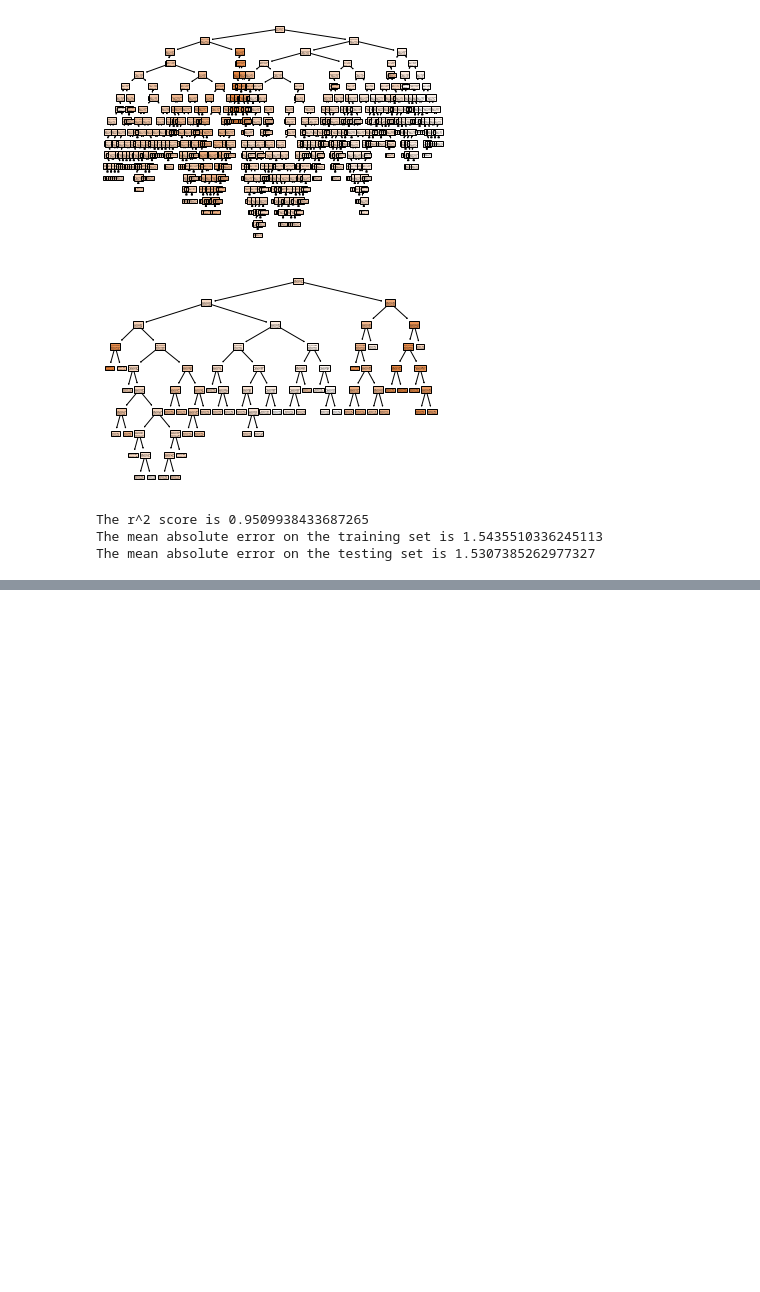
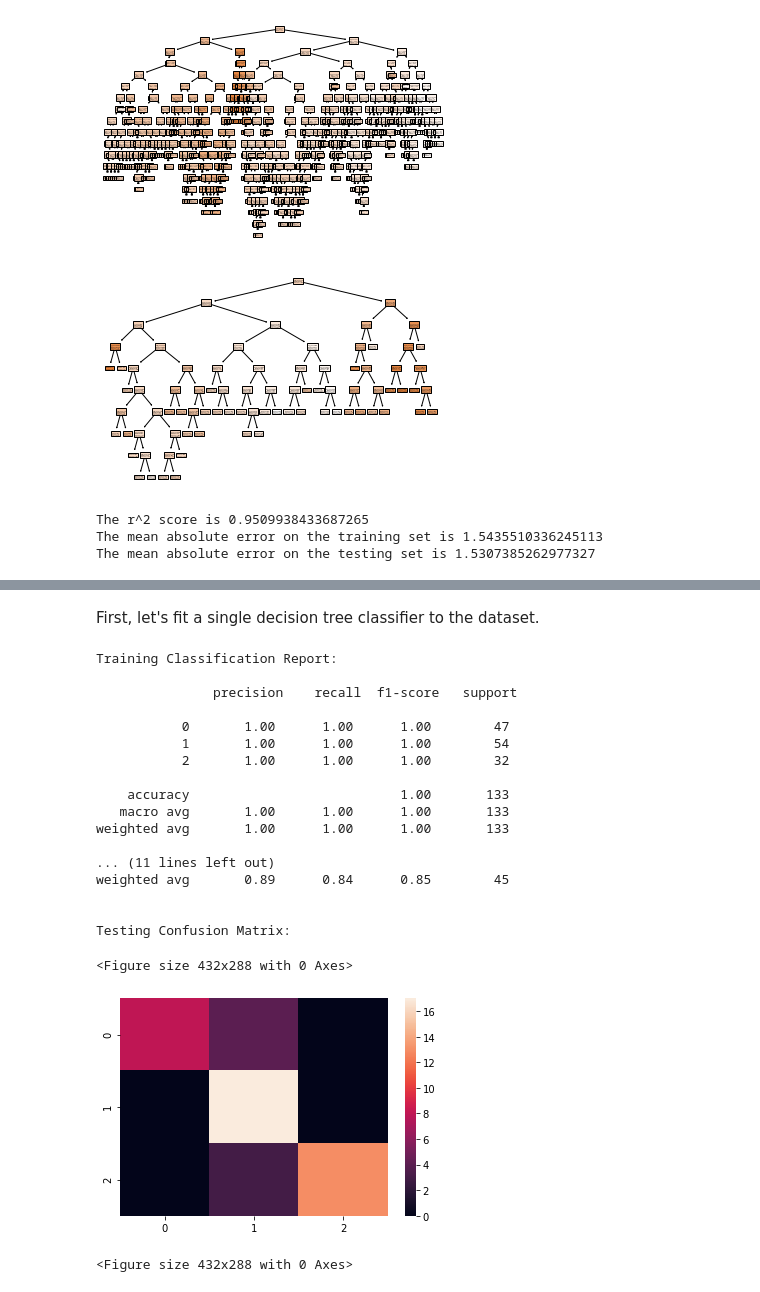
Before and after one commit to rtwhite1546/Spring-2021-Intro-to-Machine-Learning, a Jupyter notebook: Week-10-Decision-Trees/Week10.ipynb, the cells around one changed output, grey strips where cells are left out. Drawn from its saved outputs; the diff is of its cells as text; code cells hidden in the pictures; blank space fills up the shorter version.

```diff
--- a/Week-10-Decision-Trees/Week10.ipynb
+++ b/Week-10-Decision-Trees/Week10.ipynb
@@ -298,0 +465,4 @@ The mean absolute error on the testing set is 1.5307385262977327
+# %%
+wine = load_wine()
+
+print(wine['DESCR'])
@@ -298,0 +487,55 @@ The mean absolute error on the testing set is 1.5307385262977327
+# %% [markdown]
+First, let's fit a single decision tree classifier to the dataset.
+# %%
+X = wine['data']
+Y = wine['target']
+
+# split the data into train and test sets
+trainX, testX, trainY, testY = train_test_split(X, Y, test_size = 0.25)
+
+# build the classifier
+model = DecisionTreeClassifier()
+
+# fit the classifier to the training data
+model.fit(trainX, trainY)
+
+# predict the labels of the training set
+predictedY = model.predict(trainX)
+
+# print quality metrics
+print('\nTraining Classification Report:\n\n', classification_report(trainY, predictedY))
+
+# predict the labels of the test set
+predictedY = model.predict(testX)
+
+# print quality metrics
+print('\nTesting Classification Report:\n\n', classification_report(testY, predictedY))
+
+# predict the labels of the test set
+predictedY = model.predict(testX)
+
+print('\nTesting Confusion Matrix:\n')
+
+sn.heatmap(confusion_matrix(testY, predictedY))
+plt.figure()
+# %% [output]
+Training Classification Report:
+
+               precision    recall  f1-score   support
+
+           0       1.00      1.00      1.00        47
+           1       1.00      1.00      1.00        54
+           2       1.00      1.00      1.00        32
+
+    accuracy                           1.00       133
+   macro avg       1.00      1.00      1.00       133
+weighted avg       1.00      1.00      1.00       133
+
+... (11 lines left out)
+weighted avg       0.89      0.84      0.85        45
+
+
+Testing Confusion Matrix:
+<Figure size 432x288 with 0 Axes>
+[figure, added]
+<Figure size 432x288 with 0 Axes>
```
Also changed, not shown: parts of 14 cells of this notebook, 3 other files.
